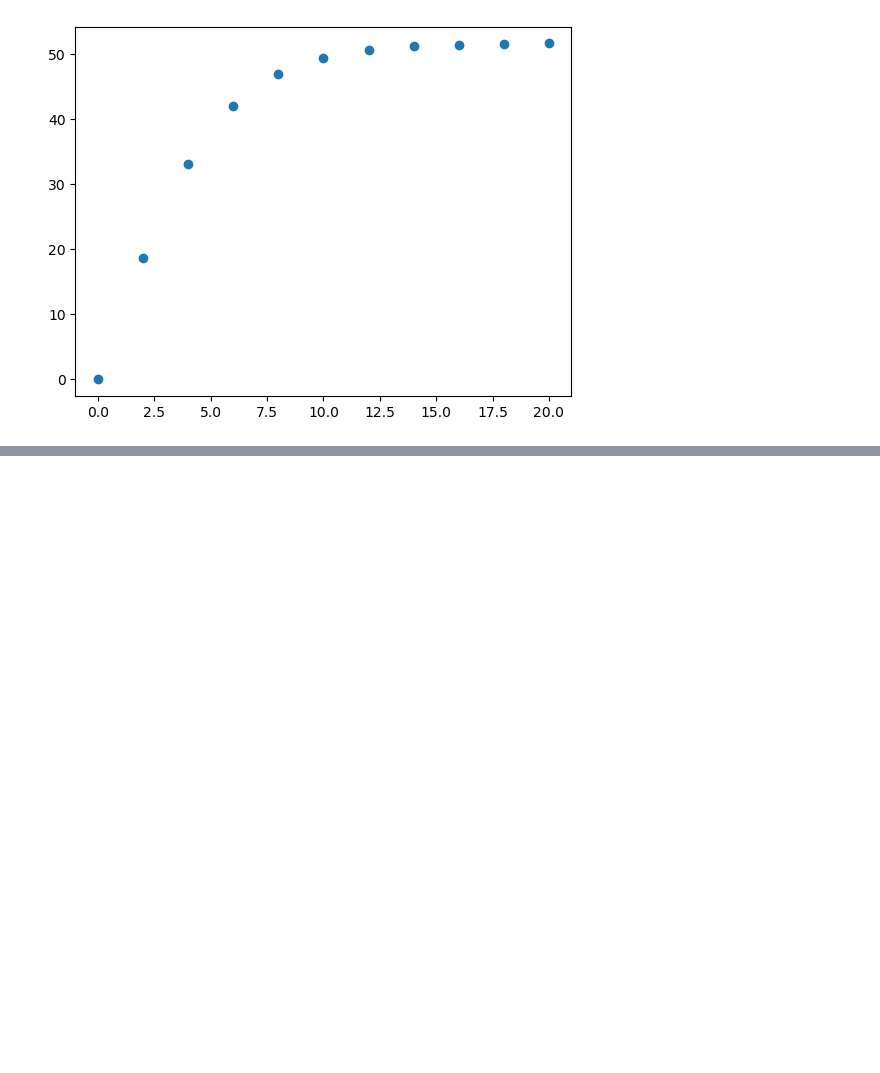
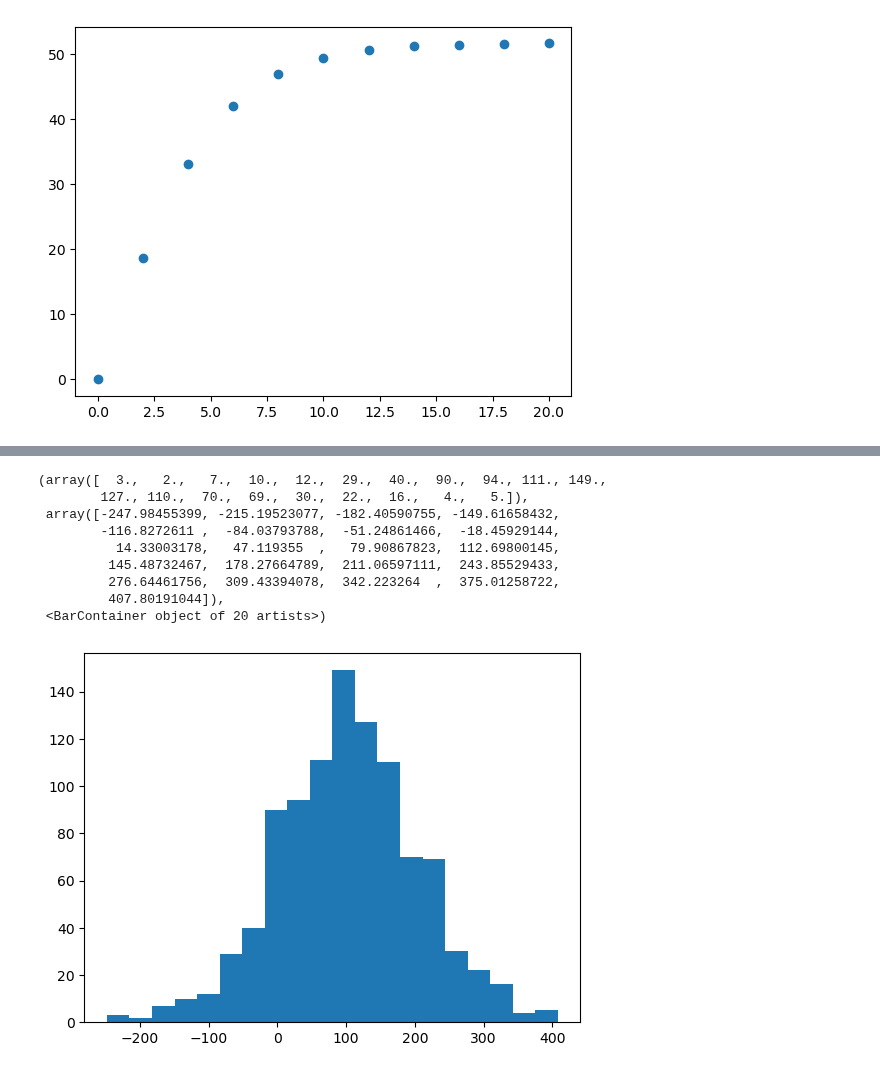
Before and after one commit to hexu1985/python-data-science-examples, a Jupyter notebook: Applied.Numerical.Methods.With.Python/chapter-02/chapter-02.ipynb, the cells around one changed output, grey strips where cells are left out. Saved outputs shown, nothing was run; the diff lists cells and outputs as text; code cells hidden in the pictures; blank space fills up the shorter version.

```diff
--- a/Applied.Numerical.Methods.With.Python/chapter-02/chapter-02.ipynb
+++ b/Applied.Numerical.Methods.With.Python/chapter-02/chapter-02.ipynb
@@ -462,0 +489,19 @@ pylab.
+# %%
+import pylab
+import random
+
+testdata = []
+for i in range(1000):
+    testdata.append(random.normalvariate(100, 100))
+pylab.hist(testdata, bins=20)
+# %% [output]
+(array([  3.,   2.,   7.,  10.,  12.,  29.,  40.,  90.,  94., 111., 149.,
+        127., 110.,  70.,  69.,  30.,  22.,  16.,   4.,   5.]),
+ array([-247.98455399, -215.19523077, -182.40590755, -149.61658432,
+        -116.8272611 ,  -84.03793788,  -51.24861466,  -18.45929144,
+          14.33003178,   47.119355  ,   79.90867823,  112.69800145,
+         145.48732467,  178.27664789,  211.06597111,  243.85529433,
+         276.64461756,  309.43394078,  342.223264  ,  375.01258722,
+         407.80191044]),
+ <BarContainer object of 20 artists>)
+[figure, added]
```
Also changed, not shown: parts of 4 cells of this notebook.
